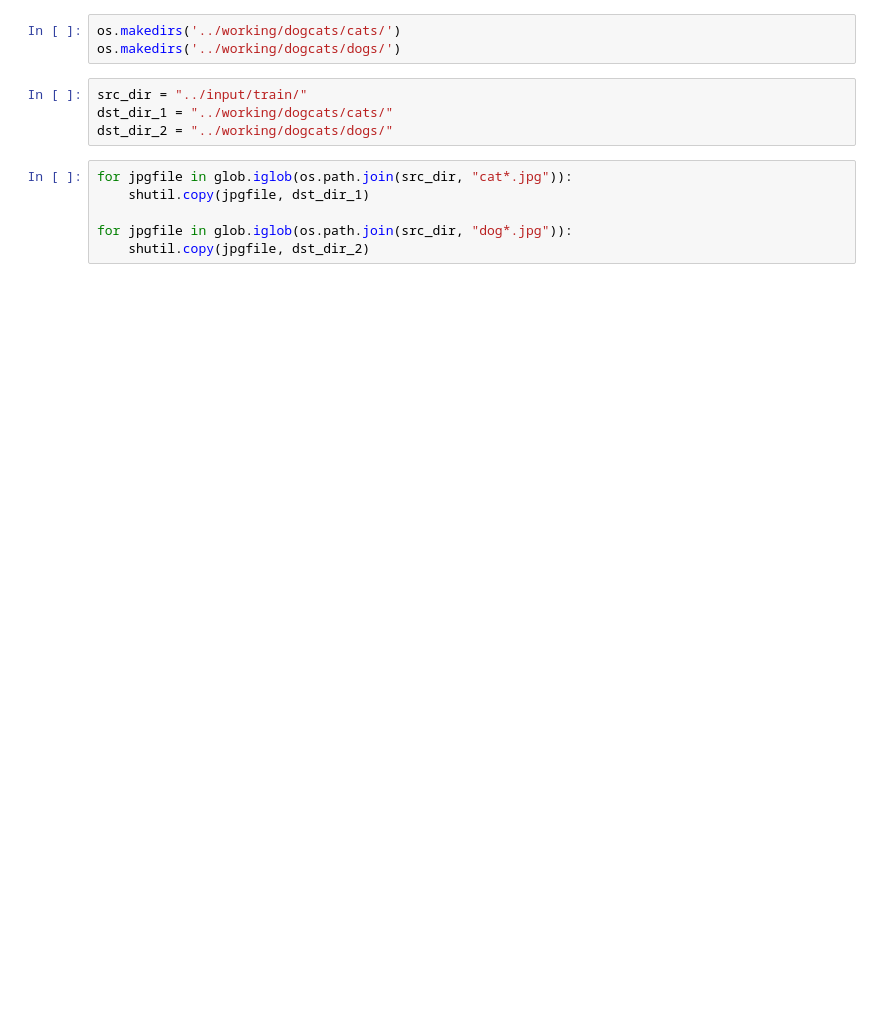
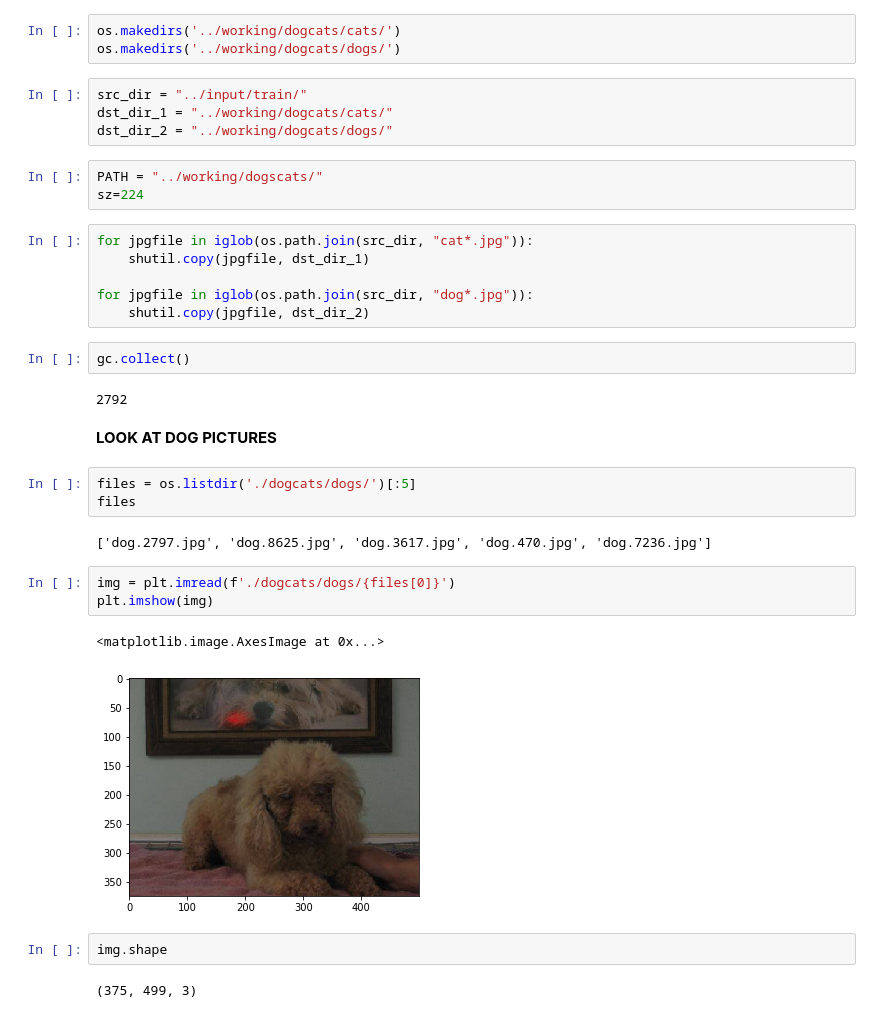
Before and after one commit to anshulrai/Kaggle-Challenges, a Jupyter notebook: Dog vs Cats/Dog vs Cats #1.ipynb, the cells around one changed output. Drawn from its saved outputs; the diff is of its cells as text; blank space fills up the shorter version.

```diff
--- a/Dog vs Cats/Dog vs Cats #1.ipynb
+++ b/Dog vs Cats/Dog vs Cats #1.ipynb
@@ -21,9 +42,33 @@ os.makedirs('../working/dogcats/dogs/')
 src_dir = "../input/train/"
 dst_dir_1 = "../working/dogcats/cats/"
 dst_dir_2 = "../working/dogcats/dogs/"
+# %%
+PATH = "../working/dogscats/"
+sz=224
 # %%
-for jpgfile in glob.iglob(os.path.join(src_dir, "cat*.jpg")):
+for jpgfile in iglob(os.path.join(src_dir, "cat*.jpg")):
     shutil.copy(jpgfile, dst_dir_1)
 
-for jpgfile in glob.iglob(os.path.join(src_dir, "dog*.jpg")):
+for jpgfile in iglob(os.path.join(src_dir, "dog*.jpg")):
     shutil.copy(jpgfile, dst_dir_2)
+# %%
+gc.collect()
+# %% [output]
+2792
+# %% [markdown]
+**LOOK AT DOG PICTURES**
+# %%
+files = os.listdir('./dogcats/dogs/')[:5]
+files
+# %% [output]
+['dog.2797.jpg', 'dog.8625.jpg', 'dog.3617.jpg', 'dog.470.jpg', 'dog.7236.jpg']
+# %%
+img = plt.imread(f'./dogcats/dogs/{files[0]}')
+plt.imshow(img)
+# %% [output]
+<matplotlib.image.AxesImage at 0x...>
+[figure, added]
+# %%
+img.shape
+# %% [output]
+(375, 499, 3)
```
Also changed, not shown: parts of 8 cells of this notebook.
